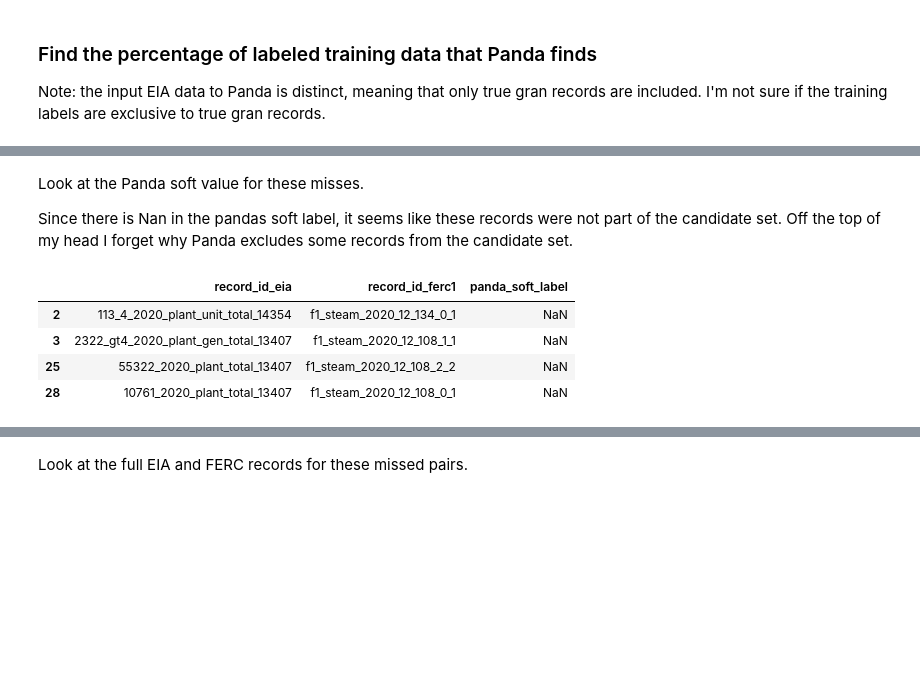
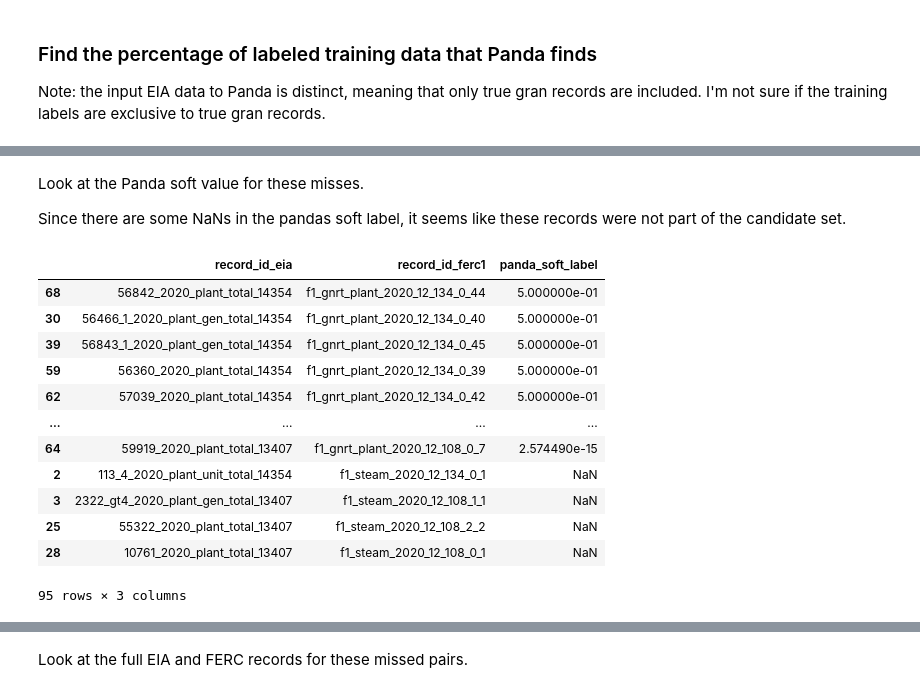
Before and after one commit to catalyst-cooperative/ccai-entity-matching, a Jupyter notebook: training_data_metrics.ipynb, the cells around one changed output, grey strips where cells are left out. Saved outputs shown, nothing was run; the diff lists cells and outputs as text; code cells hidden in the pictures; blank space fills up the shorter version.

```diff
--- a/training_data_metrics.ipynb
+++ b/training_data_metrics.ipynb
@@ -37 +37,4 @@ panda_labels
 20151 rows × 6 columns
+# %%
+panda_matches = panda_labels[panda_labels.panda_label == 1]
+panda_matches
@@ -44,6 +70,6 @@ training_labels = pd.read_csv("train_ferc1_eia.csv")
 # %%
 concat_labels = pd.concat(
-    [panda_labels[["record_id_eia", "record_id_ferc1"]], training_labels[["record_id_eia", "record_id_ferc1"]]])
+    [panda_matches[["record_id_eia", "record_id_ferc1"]], training_labels[["record_id_eia", "record_id_ferc1"]]])
 # %%
 finds = concat_labels[concat_labels.duplicated()]
 # %%
@@ -71,15 +105,24 @@ misses
 # %% [markdown]
 Look at the Panda soft value for these misses.
 
-Since there is Nan in the pandas soft label, it seems like these records were not part of the candidate set. Off the top of my head I forget why Panda excludes some records from the candidate set.
+Since there are some NaNs in the pandas soft label, it seems like these records were not part of the candidate set.
 # %%
-misses.join(
+misses_soft_label = misses.join(
     panda_labels.set_index(
         ["record_id_eia", "record_id_ferc1"])[["panda_soft_label"]],\
     on=["record_id_eia", "record_id_ferc1"])
+misses_soft_label.sort_values(by="panda_soft_label", ascending=False)
 # %% [output]
 |  | record_id_eia | record_id_ferc1 | panda_soft_label |
+| 68 | 56842_2020_plant_total_14354 | f1_gnrt_plant_2020_12_134_0_44 | 5.000000e-01 |
+| 30 | 56466_1_2020_plant_gen_total_14354 | f1_gnrt_plant_2020_12_134_0_40 | 5.000000e-01 |
+| 39 | 56843_1_2020_plant_gen_total_14354 | f1_gnrt_plant_2020_12_134_0_45 | 5.000000e-01 |
+| 59 | 56360_2020_plant_total_14354 | f1_gnrt_plant_2020_12_134_0_39 | 5.000000e-01 |
+| 62 | 57039_2020_plant_total_14354 | f1_gnrt_plant_2020_12_134_0_42 | 5.000000e-01 |
+| ... | ... | ... | ... |
+| 64 | 59919_2020_plant_total_13407 | f1_gnrt_plant_2020_12_108_0_7 | 2.574490e-15 |
 | 2 | 113_4_2020_plant_unit_total_14354 | f1_steam_2020_12_134_0_1 | NaN |
 | 3 | 2322_gt4_2020_plant_gen_total_13407 | f1_steam_2020_12_108_1_1 | NaN |
 | 25 | 55322_2020_plant_total_13407 | f1_steam_2020_12_108_2_2 | NaN |
 | 28 | 10761_2020_plant_total_13407 | f1_steam_2020_12_108_0_1 | NaN |
+95 rows × 3 columns
```
Also changed, not shown: parts of 12 cells of this notebook.
